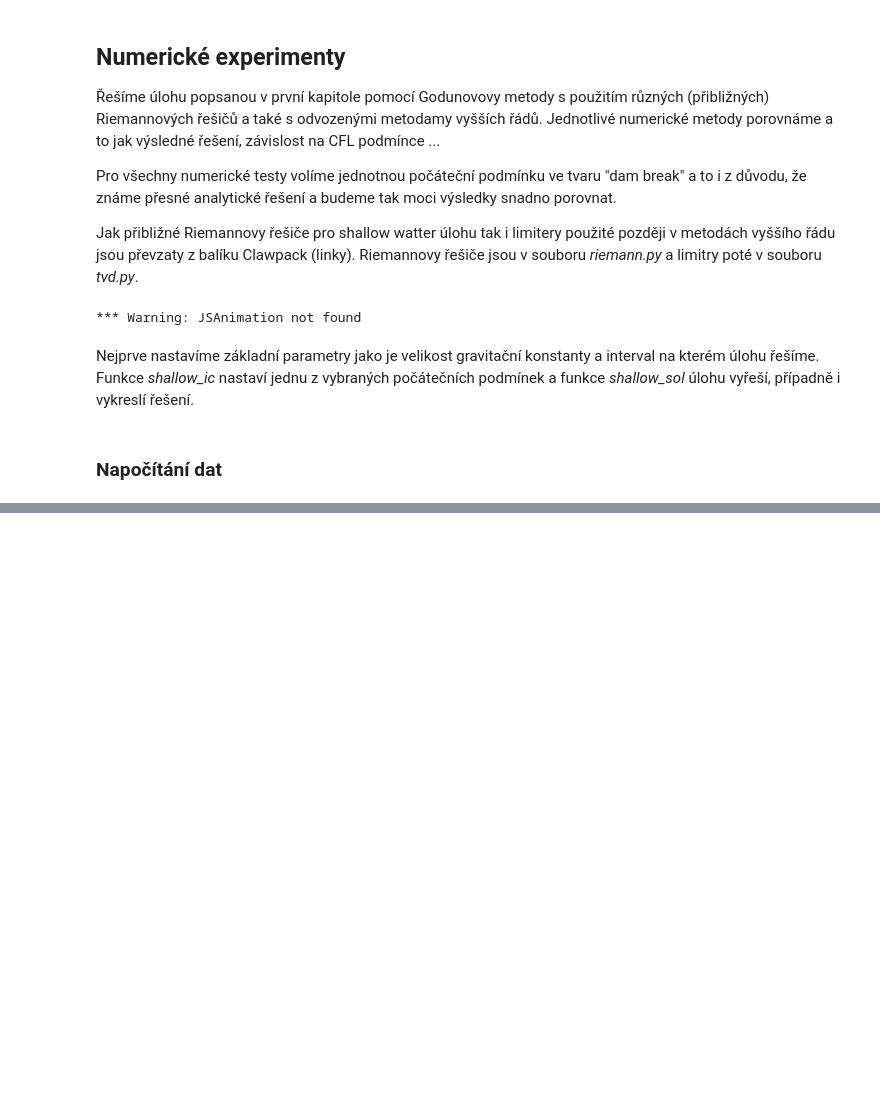
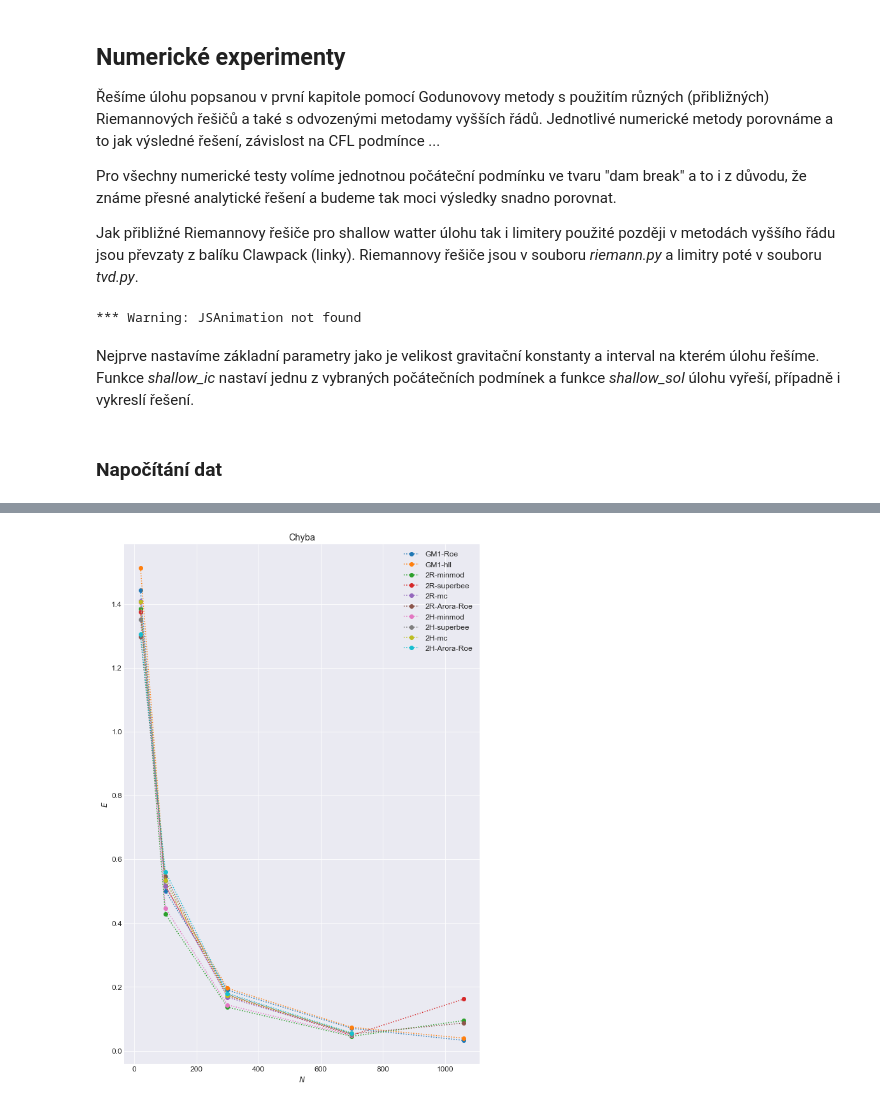
Before and after one commit to honzapulpan/fav-SNM2, a Jupyter notebook: SNM2-semestrálka.ipynb, the cells around one changed output, grey strips where cells are left out. Drawn from its saved outputs; the diff is of its cells as text; code cells hidden in the pictures; blank space fills up the shorter version.

```diff
--- a/SNM2-semestrálka.ipynb
+++ b/SNM2-semestrálka.ipynb
@@ -98,8 +98,9 @@ from riemann import shallow_roe_1D, shallow_hll_1D
 import warnings
 warnings.filterwarnings('ignore')
 
-plt.rcParams["figure.figsize"] = (20,9)
-plt.rcParams['font.size'] = '16'
+plt.style.use('seaborn-darkgrid')
+plt.rcParams["figure.figsize"] = (20,7)
+plt.rcParams['font.size'] = '12'
 # %% [output]
 *** Warning: JSAnimation not found
 # %% [markdown]
@@ -242,7 +243,7 @@ methods = [['GM1-Roe',shallow_roe_1D, False, False],
            ['2H-Arora-Roe',shallow_hll_1D, True, 11],
           ]
 
-Ns = [20, 100, 300, 1060]
+Ns = [20, 100, 300, 700, 1060]
 
 # vnější cyklus pro metody
 _, _, exact_sol, _ = exact_riemann_solution([4.,0],[1.,0], grav=grav)
@@ -419,0 +355,13 @@ N: 200, Nt: 50, T: 0.05, dx: 0.01, dt: 0.001, CFL: 0.8469265164132653
+# %%
+#print(results[0][2])
+# metoda, N=[20,100,300,1060], [cfl,E,Q,x]
+plt.figure(figsize=(10,15))
+for m in range(len(results)):
+    plt.plot(Ns,[results[m][1][1],results[m][2][1],results[m][3][1],results[m][4][1],results[m][5][1]],'o:',label = f'{results[m][0]}')
+plt.xlabel('$N$')
+plt.ylabel('$E$')
+plt.title(f'Chyba')
+plt.legend()
+plt.show()
+# %% [output]
+[figure, added]
```
Also changed, not shown: parts of 14 cells of this notebook.
